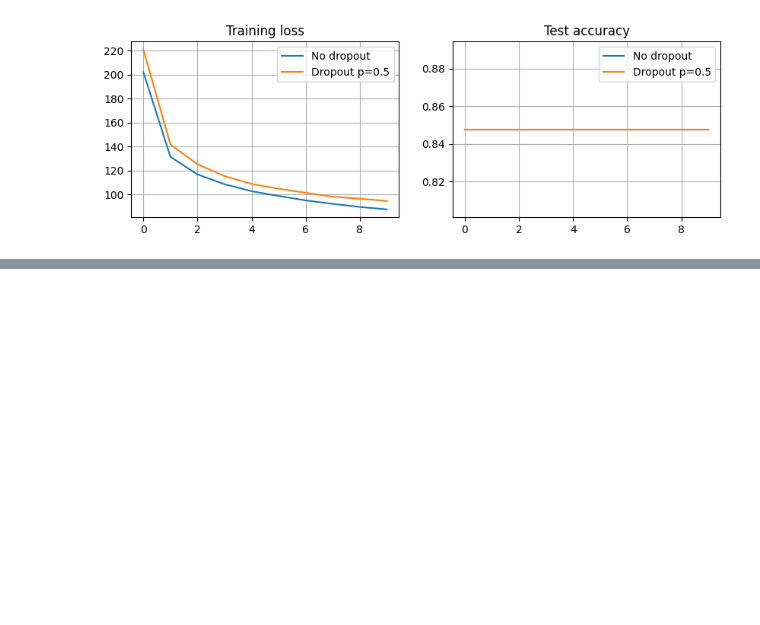
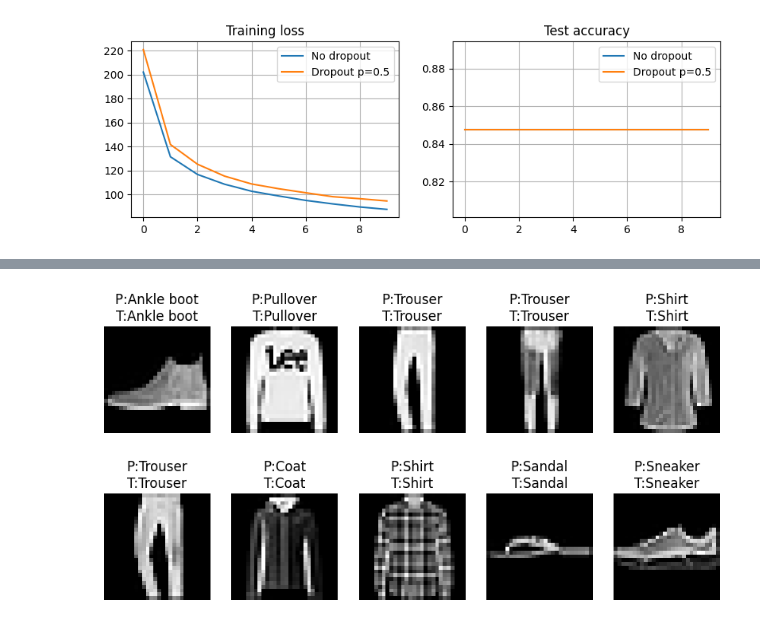
Before and after one commit to heoconngoc/Deep_Learning, a Jupyter notebook: 5_Multilayer_Perceptrons.ipynb, the cells around one changed output, grey strips where cells are left out. Saved outputs shown, nothing was run; the diff lists cells and outputs as text; code cells hidden in the pictures; blank space fills up the shorter version.

```diff
--- a/5_Multilayer_Perceptrons.ipynb
+++ b/5_Multilayer_Perceptrons.ipynb
@@ -312,0 +315,14 @@ plt.show()
+# %%
+# Import
+
+import torch
+import torch.nn as nn
+import torch.optim as optim
+from torch.utils.data import DataLoader, random_split
+import torchvision
+from torchvision import transforms
+import matplotlib.pyplot as plt
+import numpy as np
+
+device = 'cuda' if torch.cuda.is_available() else 'cpu'
+print("Device:", device)
@@ -312,0 +569,24 @@ plt.show()
+# %%
+# Visualize Prediction
+
+labels = ['T-shirt','Trouser','Pullover','Dress','Coat',
+          'Sandal','Shirt','Sneaker','Bag','Ankle boot'
+          ]  # List mapping index
+
+X, y = next(iter(test_loader))
+X = X.to(device)
+
+logits = model(X)
+pred = logits.argmax(dim=1)
+
+plt.figure(figsize=(10,5))
+
+for i in range(10):
+    plt.subplot(2,5,i+1)
+    plt.imshow(X[i][0].cpu(), cmap='gray') # Display gray scale image
+    plt.title(f"P:{labels[pred[i]]}\nT:{labels[y[i]]}")
+    plt.axis("off")
+
+plt.show()
+# %% [output]
+[figure, added]
```
Also changed, not shown: parts of 12 cells of this notebook.
